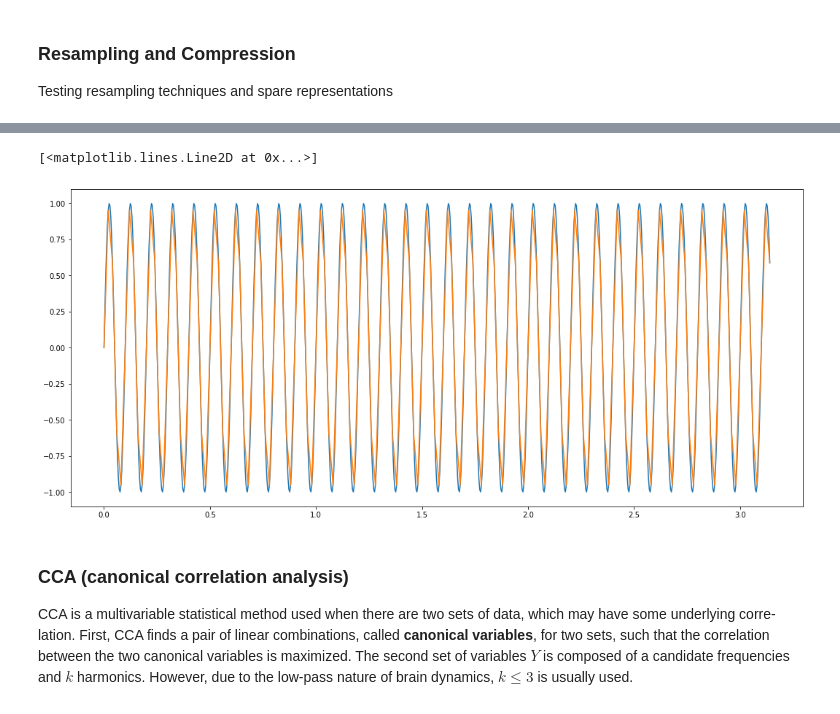
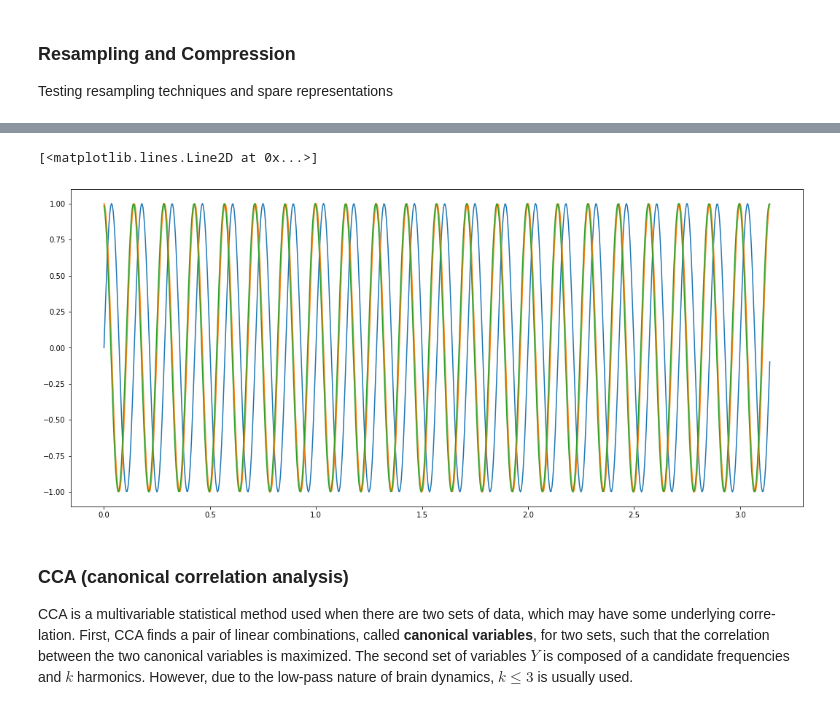
Before and after one commit to JamesTev/EEG-decoding, a Jupyter notebook: EEG-Analysis.ipynb, the cells around one changed output, grey strips where cells are left out. Saved outputs shown, nothing was run; the diff lists cells and outputs as text; code cells hidden in the pictures.

```diff
--- a/EEG-Analysis.ipynb
+++ b/EEG-Analysis.ipynb
@@ -88,18 +365,23 @@ plt.legend(ncol=2)
 # %%
 t = np.arange(0, np.pi, 1/fs)
-t_ds = t[::5] # downsample by factor of 5 -> 50Hz
-f0 = 10
-x = pd.Series(np.sin(2*np.pi*f0*t))
-x_ds = pd.Series(np.sin(2*np.pi*f0*t_ds))
+f0 = 7
 
-# x2 = x.rolling(3).mean()
+x1 = np.sin(2*np.pi*f0*t)
+x2 = np.sin(2*np.pi*f0*t+np.pi/2) # phase diff
 
 plt.figure(figsize=(18, 8 ))
-plt.plot(t, x)
-plt.plot(t_ds, x_ds)
+plt.plot(t, x1)
+plt.plot(t, x2)
+
+from eeg_lib.cca import cca_reference
+
+y = cca_reference([f0], fs, len(t), Nh=1)
+y.shape
+
+plt.plot(t, y[1, :])
 # %% [output]
 [<matplotlib.lines.Line2D at 0x...>]
-[figure, old version]
+[figure, new version]
 # %% [markdown]
 ### CCA (canonical correlation analysis)
 CCA is a multivariable statistical method used when there are two sets of data, which may have some underlying corre- lation. First, CCA finds a pair of linear combinations, called **canonical variables**, for two sets, such that the correlation between the two canonical variables is maximized. The second set of variables $Y$ is composed of a candidate frequencies and $k$ harmonics. However, due to the low-pass nature of brain dynamics, $k\leq3$ is usually used.
```
Also changed, not shown: parts of 22 cells of this notebook, 16 other files.
